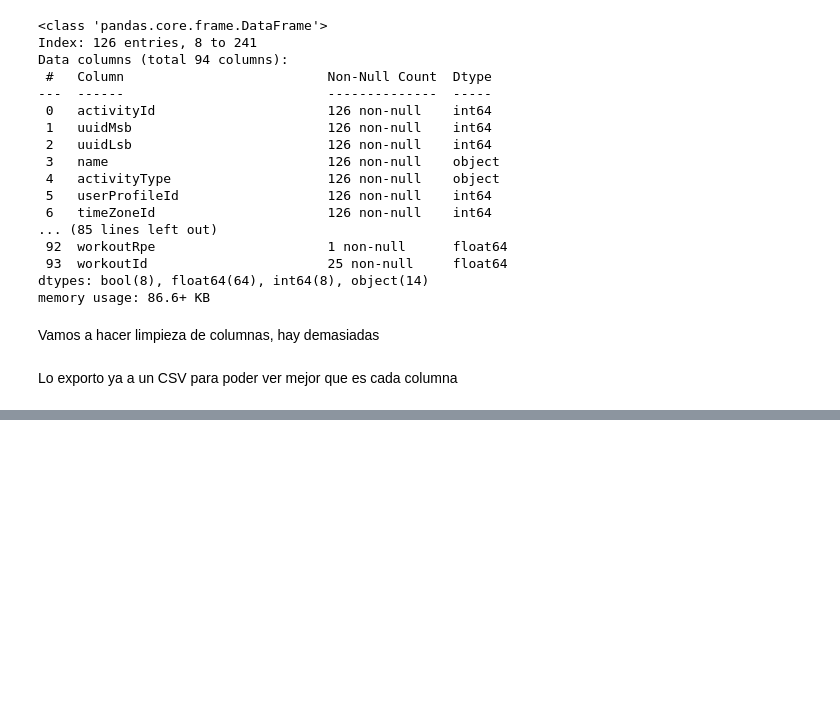
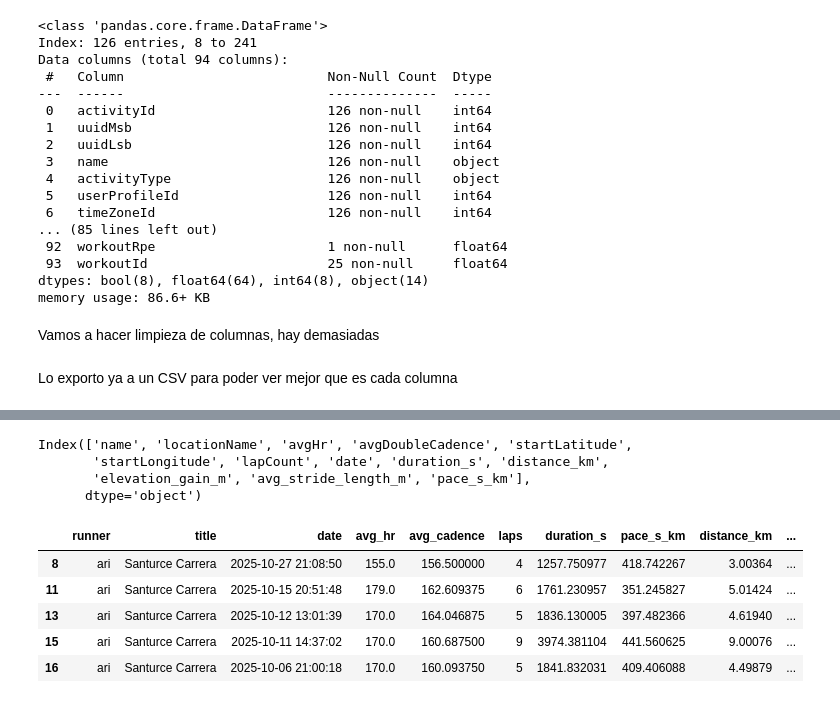
Before and after one commit to asierrodri/EDA-Running, a Jupyter notebook: src/notebooks/first_clean/Limpieza_datos_ari.ipynb, the cells around one changed output, grey strips where cells are left out. Cells and saved outputs as stored; diff of their text form; code cells hidden in the pictures; blank space fills up the shorter version.

```diff
--- a/Limpieza_datos_ari.ipynb
+++ b/src/notebooks/first_clean/Limpieza_datos_ari.ipynb
@@ -190,0 +261,51 @@ ari_running.head()
+# %%
+ari_running.columns
+# %% [output]
+Index(['name', 'locationName', 'avgHr', 'avgDoubleCadence', 'startLatitude',
+       'startLongitude', 'lapCount', 'date', 'duration_s', 'distance_km',
+       'elevation_gain_m', 'avg_stride_length_m', 'pace_s_km'],
+      dtype='object')
+# %%
+rename_map = {
+    "name": "title",
+    "date": "date",
+    "locationName": "location",
+    "avgHr": "avg_hr",
+    "avgDoubleCadence": "avg_cadence",
+    "startLatitude": "start_lat",
+    "startLongitude": "start_lon",
+    "lapCount": "laps",
+    "duration_s": "duration_s",
+    "distance_km": "distance_km",
+    "elevation_gain_m": "elevation_gain_m",
+    "avg_stride_length_m": "avg_stride_length_m",
+}
+# %%
+ari_running = ari_running.rename(columns=rename_map)
+# %%
+ari_running["runner"] = "ari"
+# %%
+final_cols = [
+    "runner",
+    "title",
+    "date",
+    "avg_hr",
+    "avg_cadence",
+    "laps",
+    "duration_s",
+    "pace_s_km",
+    "distance_km",
+    "elevation_gain_m",
+    "avg_stride_length_m"
+]
+
+ari_running = ari_running[final_cols]
+# %%
+ari_running.head()
+# %% [output]
+|  | runner | title | date | avg_hr | avg_cadence | laps | duration_s | pace_s_km | distance_km | ... |
+| 8 | ari | Santurce Carrera | 2025-10-27 21:08:50 | 155.0 | 156.500000 | 4 | 1257.750977 | 418.742267 | 3.00364 | ... |
+| 11 | ari | Santurce Carrera | 2025-10-15 20:51:48 | 179.0 | 162.609375 | 6 | 1761.230957 | 351.245827 | 5.01424 | ... |
+| 13 | ari | Santurce Carrera | 2025-10-12 13:01:39 | 170.0 | 164.046875 | 5 | 1836.130005 | 397.482366 | 4.61940 | ... |
+| 15 | ari | Santurce Carrera | 2025-10-11 14:37:02 | 170.0 | 160.687500 | 9 | 3974.381104 | 441.560625 | 9.00076 | ... |
+| 16 | ari | Santurce Carrera | 2025-10-06 21:00:18 | 170.0 | 160.093750 | 5 | 1841.832031 | 409.406088 | 4.49879 | ... |
```
Also changed, not shown: parts of 18 cells of this notebook, 37 other files.
